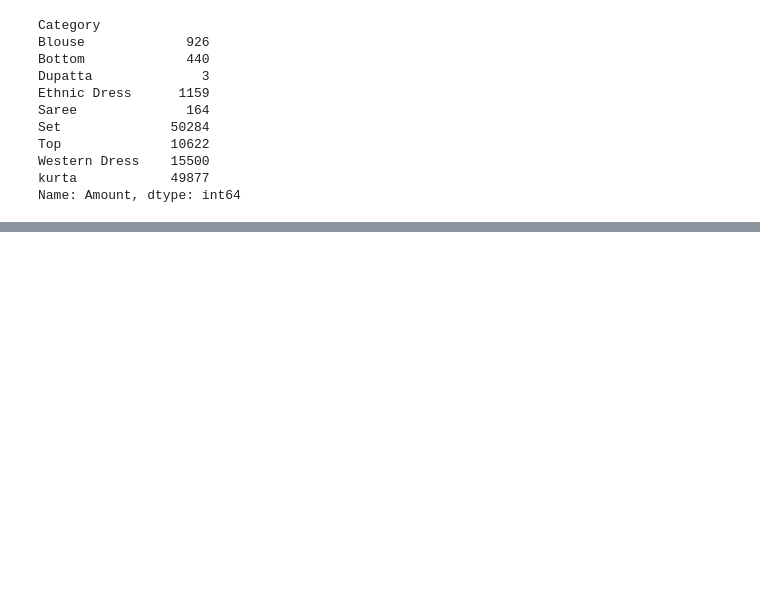
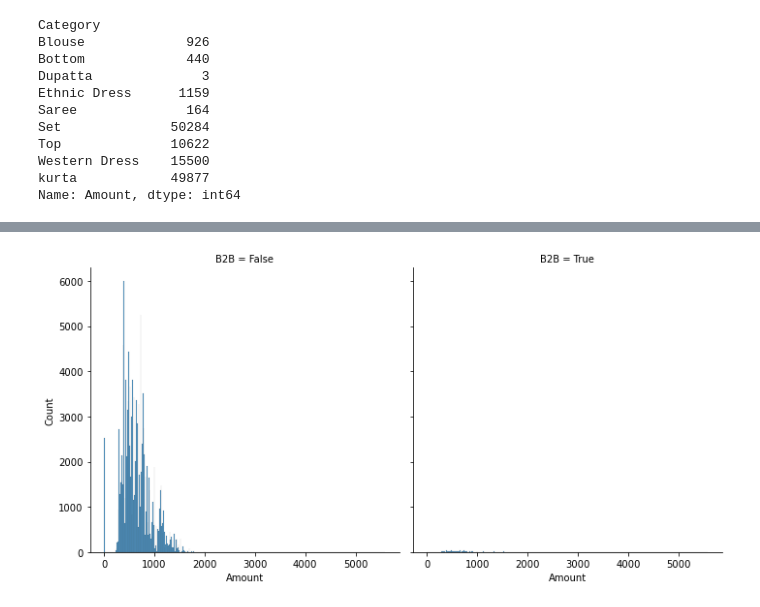
Before and after one commit to elhamfallah/different-projects, a Jupyter notebook: e-commerce-sales-dataset.ipynb, the cells around one changed output, grey strips where cells are left out. Cells and saved outputs as stored; diff of their text form; code cells hidden in the pictures; blank space fills up the shorter version.

```diff
--- a/e-commerce-sales-dataset.ipynb
+++ b/e-commerce-sales-dataset.ipynb
@@ -139,0 +217,4 @@ df1.head()
+# %%
+sns.displot(data = df, x = 'Amount', col = 'B2B');
+# %% [output]
+[figure, added]
```
Also changed, not shown: parts of 15 cells of this notebook.
